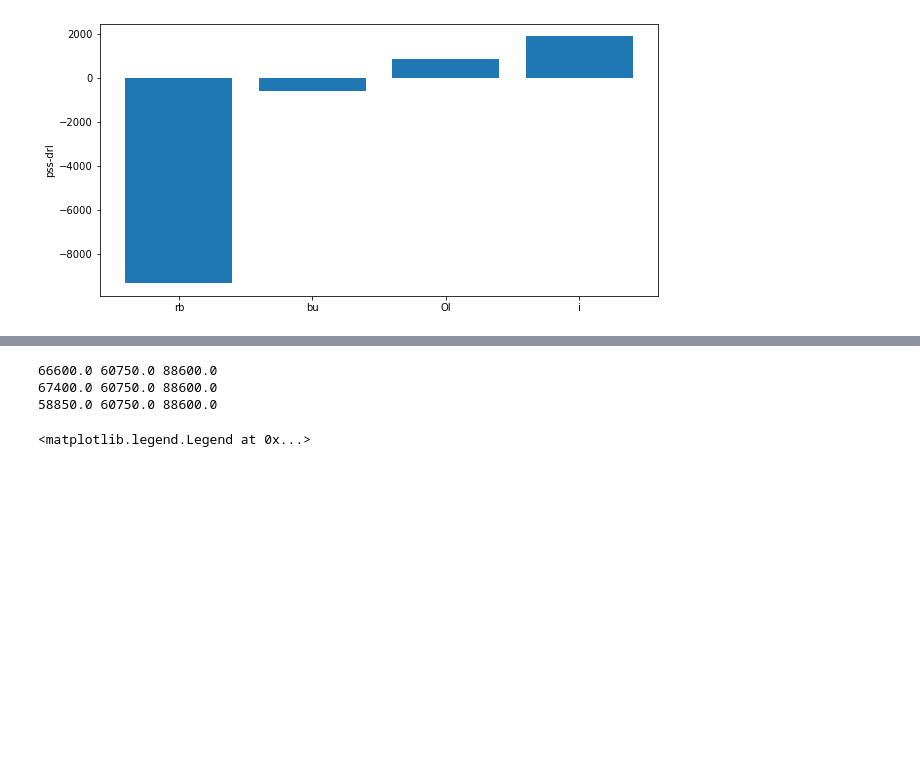
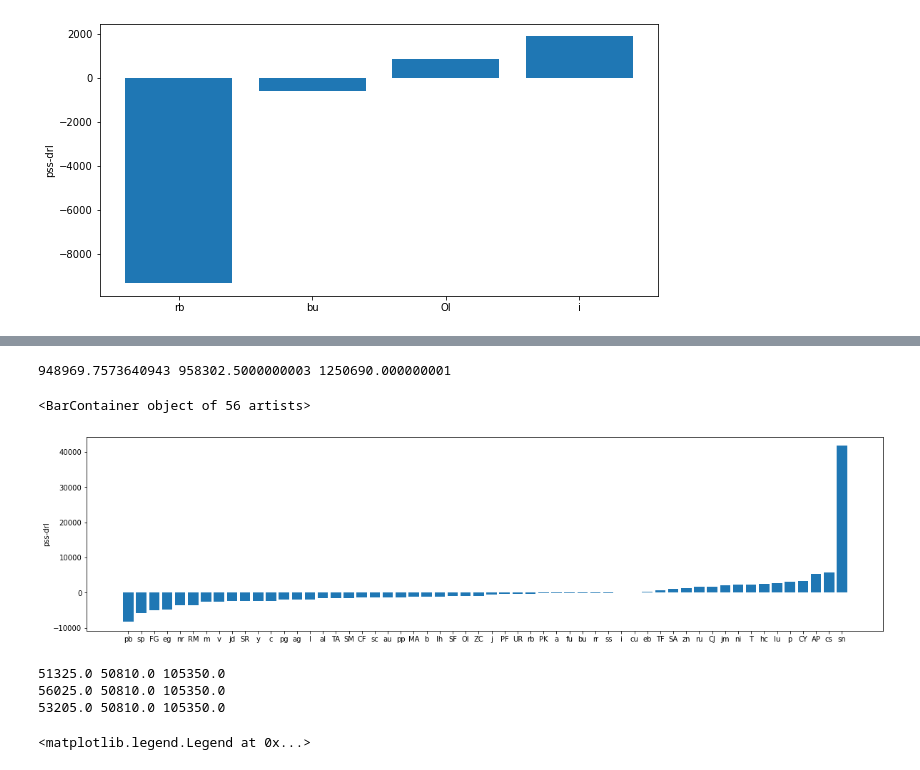
Before and after one commit to irides777/trader, a Jupyter notebook: pic.ipynb, the cells around one changed output, grey strips where cells are left out. Drawn from its saved outputs; the diff is of its cells as text; code cells hidden in the pictures; blank space fills up the shorter version.

```diff
--- a/pic.ipynb
+++ b/pic.ipynb
@@ -262,16 +308,66 @@ plt.bar(a, b)
+# %%
+
+import pandas as pd
+import numpy as np
+import matplotlib.pyplot as plt
+from util import *
+objs = ['rb', 'bu', 'OI', 'i']
+objs = ['rb','CF','nr','sc','al','UR','fu','MA','c','SR','y','TA','eg','v','SA','FG','ru','zn','eb','a','SF','T','au','PK','TF','l','bu']
+dd = pd.read_csv('symbol_instrumentid2.csv')
+rest_objs = [i for i in dd.pz.unique() if i not in objs]
+objs = [i for i in dd.pz.unique()]
+# rest_objs = []
+# comment = 'queue'
+a, b, c = 0, 0, 0
+fin = []
+cha = []
+for obj in objs:
+    comment = 'queue'
+    cwd = os.path.join('res', comment)
+    file_path = os.path.join(cwd, obj, 'sum.csv')
+    # file_path = os.path.join(f'./res/{obj}/trade', 'sum.csv')
+    if os.path.exists(file_path):
+        fin.append(obj)
+        data = pd.read_csv(file_path)
+        data = data[data.date>20220131]
+        a+=data.drl.sum()
+        b+=data.pss.sum()
+        c+=data['agg'].sum()
+        cha.append((obj, data.pss.sum()-data.drl.sum()))
+# for obj in rest_objs:
+#     # file_path = os.path.join(cwd, obj, 'sum.csv')
+#     file_path = os.path.join(f'./res/{obj}/trade', 'sum.csv')
+#     if os.path.exists(file_path):
+#         fin.append(obj)
+#         data = pd.read_csv(file_path)
+#         a+=data.drl.sum()
+#         b+=data.pss.sum()
+#         c+=data['agg'].sum()
+#         cha.append((obj, data.pss.sum()-data.drl.sum()))
+cha = sorted(cha, key=lambda x:x[1])
+# data = data[data.date!=20220119]
+print(a,b,c)
+a, b = [x[0] for x in cha], [x[1] for x in cha]
+plt.subplots(figsize=(20,5))
+plt.ylabel('pss-drl')
+plt.bar(a, b)
+# %% [output]
+948969.7573640943 958302.5000000003 1250690.000000001
+<BarContainer object of 56 artists>
+[figure, added]
 # %%
 # data = data.set_index(data.date.astype('str'))
-obj = 'i'
-data = pd.read_csv(f'res/exp02_1year/{obj}/sum.csv')
+obj = 'rb'
+data = pd.read_csv(f'res/exp001_1year/{obj}/sum.csv')
 print(data.drl.sum(), data.pss.sum(), data['agg'].sum())
-data = pd.read_csv(f'res/exp005/{obj}/sum.csv')
+data = pd.read_csv(f'res/exp0007_1year/{obj}/sum.csv')
 print(data.drl.sum(), data.pss.sum(), data['agg'].sum())
-data = pd.read_csv(f'res/{obj}/trade/sum.csv')
+data = pd.read_csv(f'res/test/{obj}/sum.csv')
 print(data.drl.sum(), data.pss.sum(), data['agg'].sum())
 # %% [output]
-66600.0 60750.0 88600.0
-67400.0 60750.0 88600.0
-58850.0 60750.0 88600.0
+51325.0 50810.0 105350.0
+56025.0 50810.0 105350.0
+53205.0 50810.0 105350.0
 # %%
 obj = 'rb'
 data = pd.read_csv(f'res/{obj}/trade/sum.csv')
```
Also changed, not shown: parts of 4 cells of this notebook, 5 other files.
